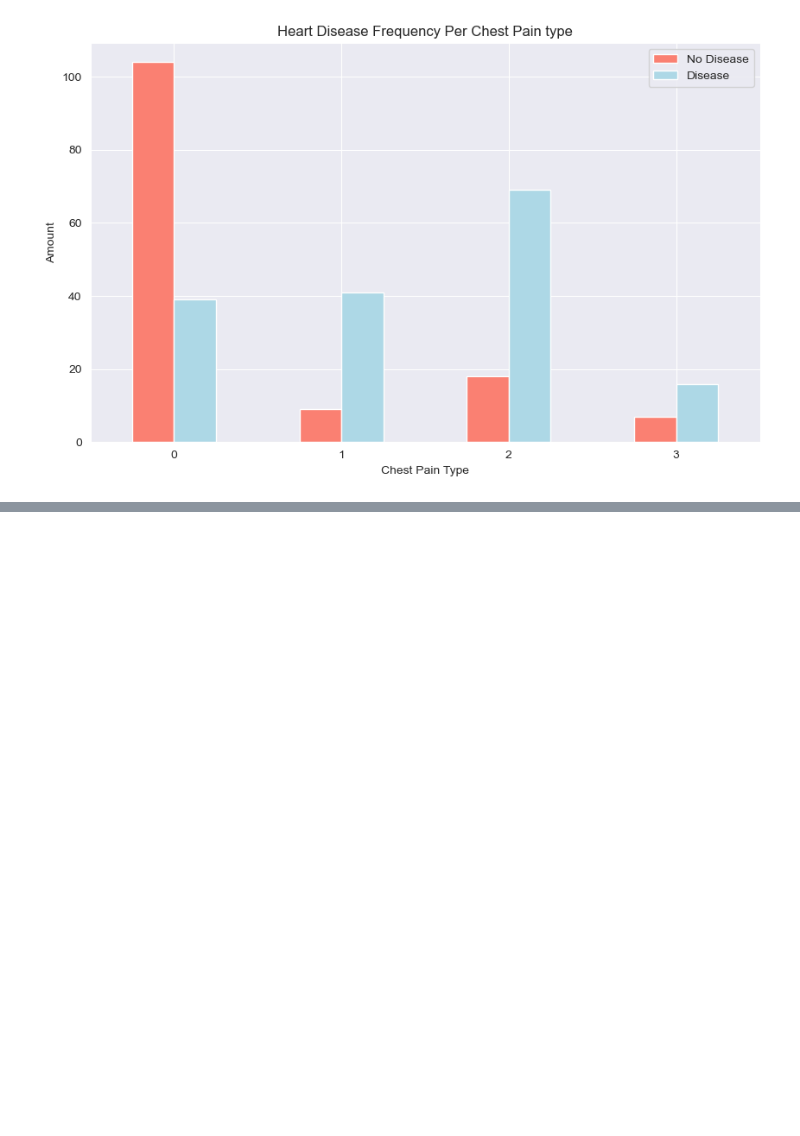
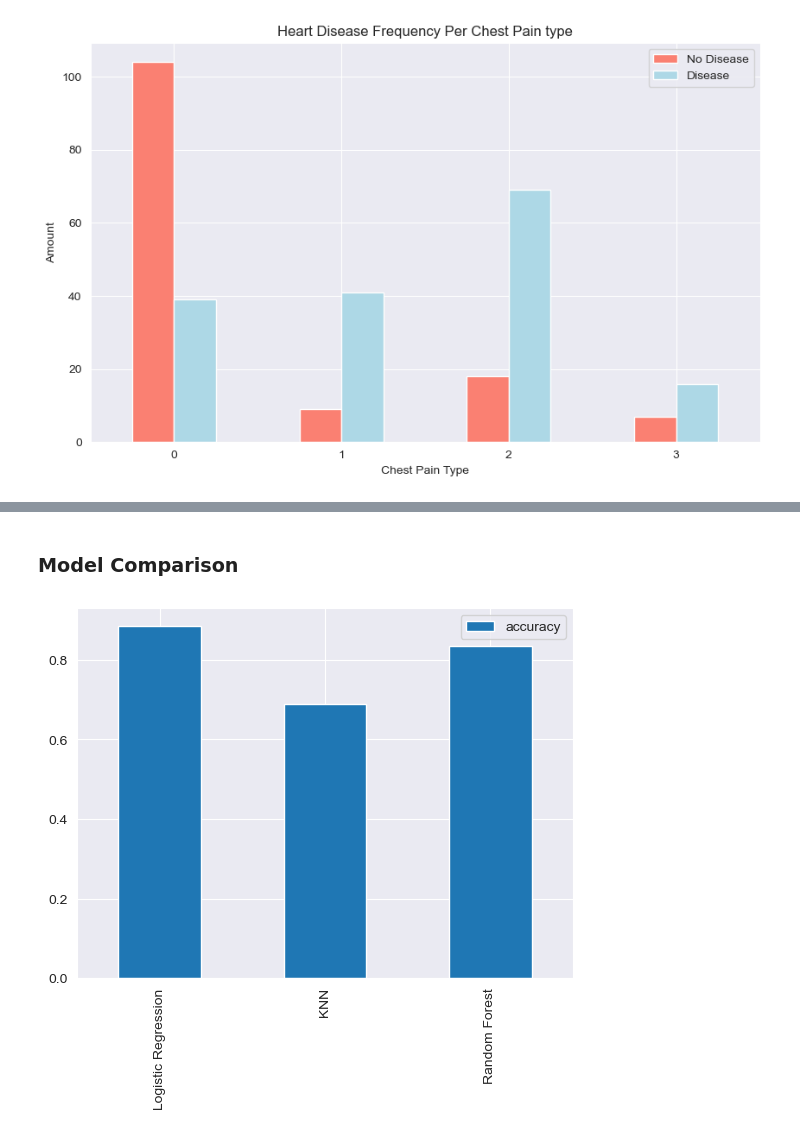
Before and after one commit to Divyam-11/heart-disease-project, a Jupyter notebook: end-to-end-heart-disease-classification.ipynb, the cells around one changed output, grey strips where cells are left out. Cells and saved outputs as stored; diff of their text form; code cells hidden in the pictures; blank space fills up the shorter version.

```diff
--- a/end-to-end-heart-disease-classification.ipynb
+++ b/end-to-end-heart-disease-classification.ipynb
@@ -282,0 +320,3 @@ plt.xticks(rotation=0)
+# %%
+X = df.drop("target",axis=1)
+y = df.target
@@ -282,0 +354,5 @@ plt.xticks(rotation=0)
+# %%
+# Split data into train and test
+np.random.seed(42)
+# Split into train and test
+X_train,X_test,y_train,y_test = train_test_split(X,y,test_size=0.2)
@@ -282,0 +417,29 @@ plt.xticks(rotation=0)
+# %%
+models = {
+    "Logistic Regression": LogisticRegression(),
+    "KNN" : KNeighborsClassifier(),
+    "Random Forest": RandomForestClassifier()
+}
+# Create a function to fit the score models
+def fit_and_score(models,X_train,X_test,y_train,y_test):
+    """
+    Fits and evaluates given machine learning models.
+    models : a dict of different scikit-learn machine learning models
+    :param models:
+    :param X_train:
+    :param X_test:
+    :param y_train:
+    :param y_test:
+    :return:
+    """
+    np.random.seed(42)
+    model_scores = {}
+    for name,model in models.items():
+        model.fit(X_train,y_train)
+        # Evaluate the model and append its score
+        model_scores[name] = model.score(X_test,y_test)
+
+    return model_scores
+# %%
+model_scores = fit_and_score(models,X_train,X_test,y_train,y_test)
+model_scores
@@ -282,0 +457,7 @@ plt.xticks(rotation=0)
+# %% [markdown]
+### Model Comparison
+# %%
+model_compare = pd.DataFrame(model_scores,index=["accuracy"])
+model_compare.T.plot.bar();
+# %% [output]
+[figure, added]
```
Also changed, not shown: parts of 48 cells of this notebook.
